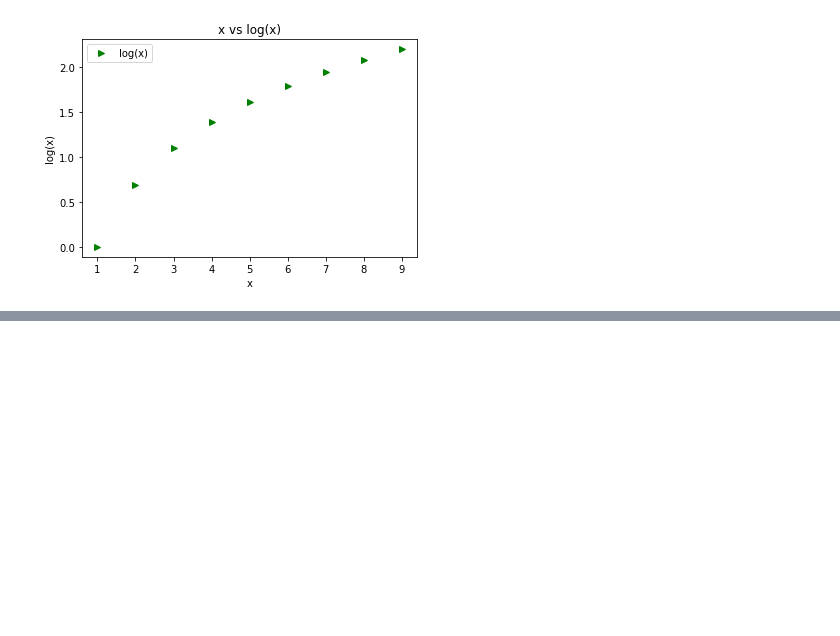
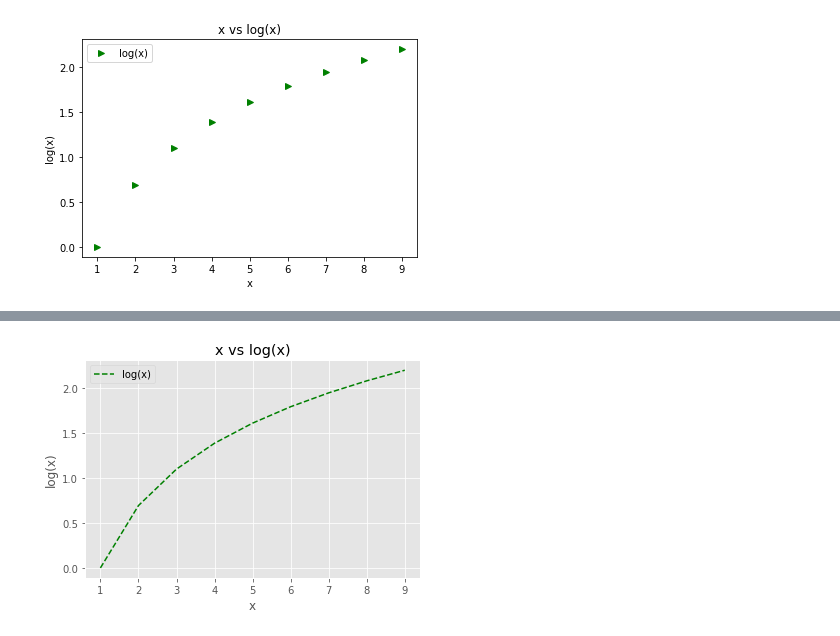
Before and after one commit to vijay2340025/matplotlib, a Jupyter notebook: Matplotlib Tutorial.ipynb, the cells around one changed output, grey strips where cells are left out. Drawn from its saved outputs; the diff is of its cells as text; code cells hidden in the pictures; blank space fills up the shorter version.

Commit message:
added styles and subplots

```diff
--- a/Matplotlib Tutorial.ipynb
+++ b/Matplotlib Tutorial.ipynb
@@ -164,0 +190,19 @@ plt.show()
+# %%
+plt.style.use('ggplot')
+
+size = (6, 4)
+x = list(range(1, 10))
+y = [math.log(i) for i in x]
+
+fig = plt.figure(figsize = size)
+ax1 = fig.add_subplot(1, 1, 1)
+
+ax1.set_title('x vs log(x)')
+ax1.set_xlabel('x')
+ax1.set_ylabel('log(x)')
+ax1.plot(x, y, label='log(x)', color='green', linestyle='dashed')
+
+plt.legend()
+plt.show()
+# %% [output]
+[figure, added]
```
Also changed, not shown: parts of 9 cells of this notebook.
